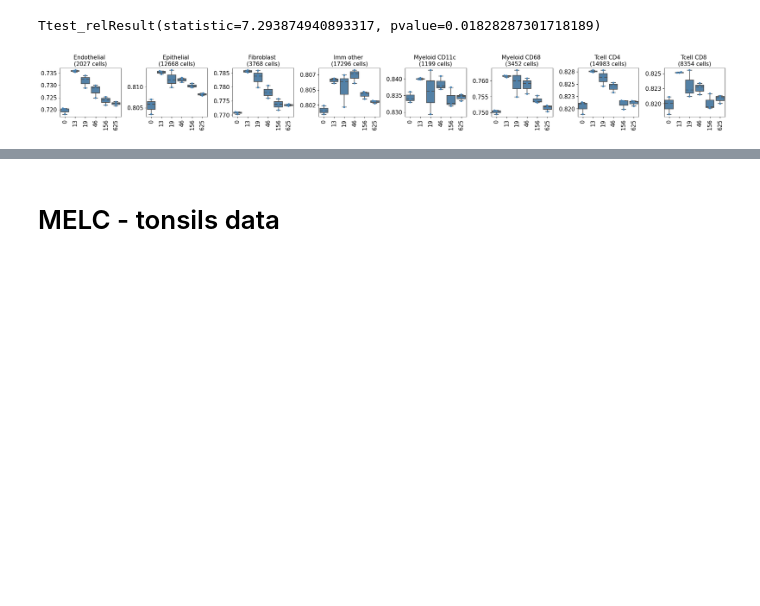
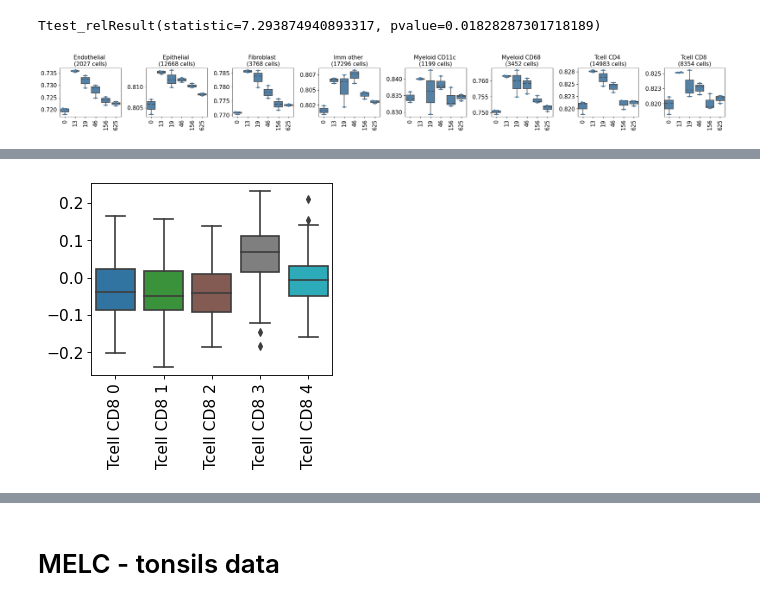
Before and after one commit to theislab/ncem, a Jupyter notebook: model_benchmarks_interactions.ipynb, the cells around one changed output, grey strips where cells are left out. Drawn from its saved outputs; the diff is of its cells as text; code cells hidden in the pictures; blank space fills up the shorter version.

```diff
--- a/model_benchmarks_interactions.ipynb
+++ b/model_benchmarks_interactions.ipynb
@@ -443,0 +581,4 @@ gs_linear.plot_target_cell_evaluation(
+# %%
+clm.plot_substate_performance(adata=adata_CD8Tcells, target_cell_type='Tcell CD8')
+# %% [output]
+[figure, added]
```
Also changed, not shown: parts of 14 cells of this notebook, 2 other files.
